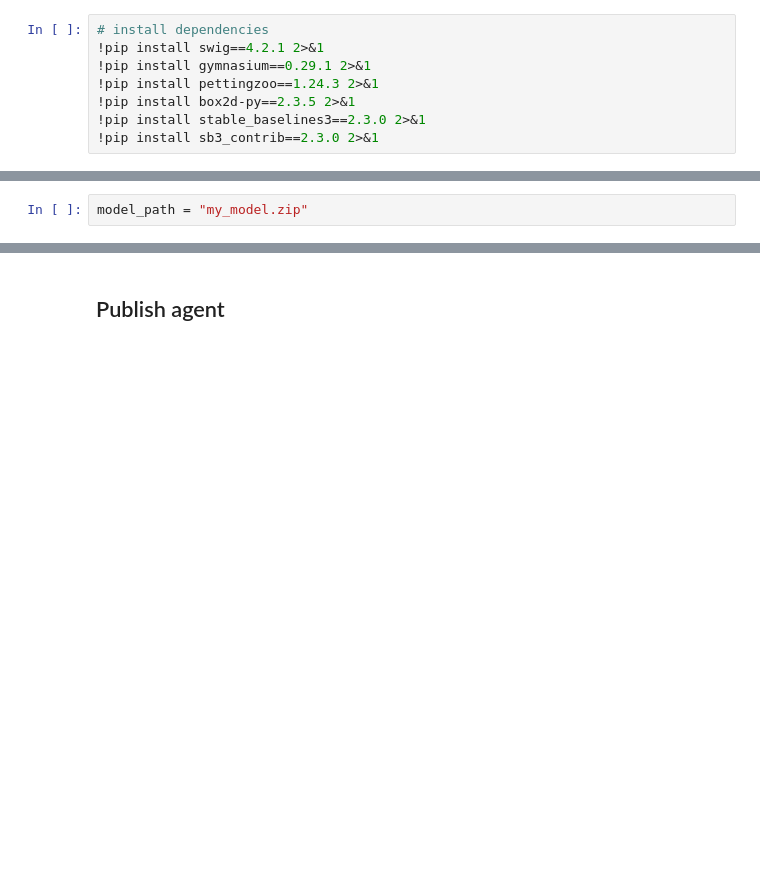
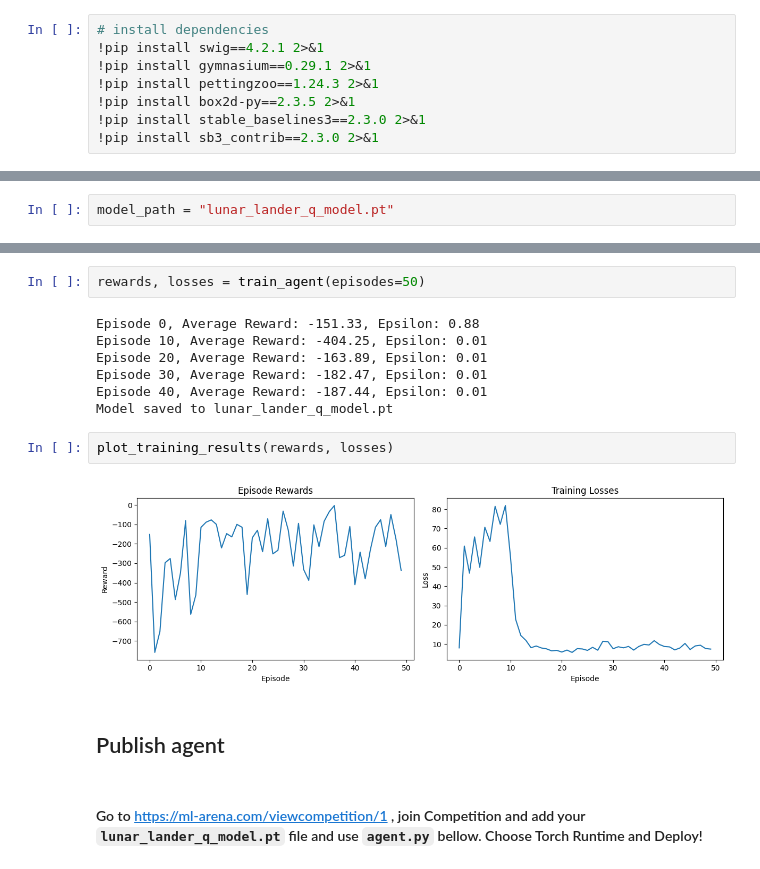
Before and after one commit to rlarena/notebook_blueprint, a Jupyter notebook: competitions/LunarLander.ipynb, the cells around one changed output, grey strips where cells are left out. Drawn from its saved outputs; the diff is of its cells as text; blank space fills up the shorter version.

Commit message:
update Lunar Lander

```diff
--- a/competitions/LunarLander.ipynb
+++ b/competitions/LunarLander.ipynb
@@ -30,3 +32,3 @@ print(f"cum_reward:{cum_reward}")
 # %%
-model_path = "my_model.zip"
+model_path = "lunar_lander_q_model.pt"
 # %%
@@ -43,4 +207,19 @@ model.save(model_path)
+# %%
+rewards, losses = train_agent(episodes=50)
+# %% [output]
+Episode 0, Average Reward: -151.33, Epsilon: 0.88
+Episode 10, Average Reward: -404.25, Epsilon: 0.01
+Episode 20, Average Reward: -163.89, Epsilon: 0.01
+Episode 30, Average Reward: -182.47, Epsilon: 0.01
+Episode 40, Average Reward: -187.44, Epsilon: 0.01
+Model saved to lunar_lander_q_model.pt
+# %%
+plot_training_results(rewards, losses)
+# %% [output]
+[figure, added]
 # %% [markdown]
 ## Publish agent
+# %% [markdown]
+#### Go to https://ml-arena.com/viewcompetition/1 , join Competition and add your `lunar_lander_q_model.pt` file and use `agent.py` bellow. Choose Torch Runtime and Deploy!
 # %%
 class Agent:
```
Also changed, not shown: parts of 8 cells of this notebook, 2 other files.
